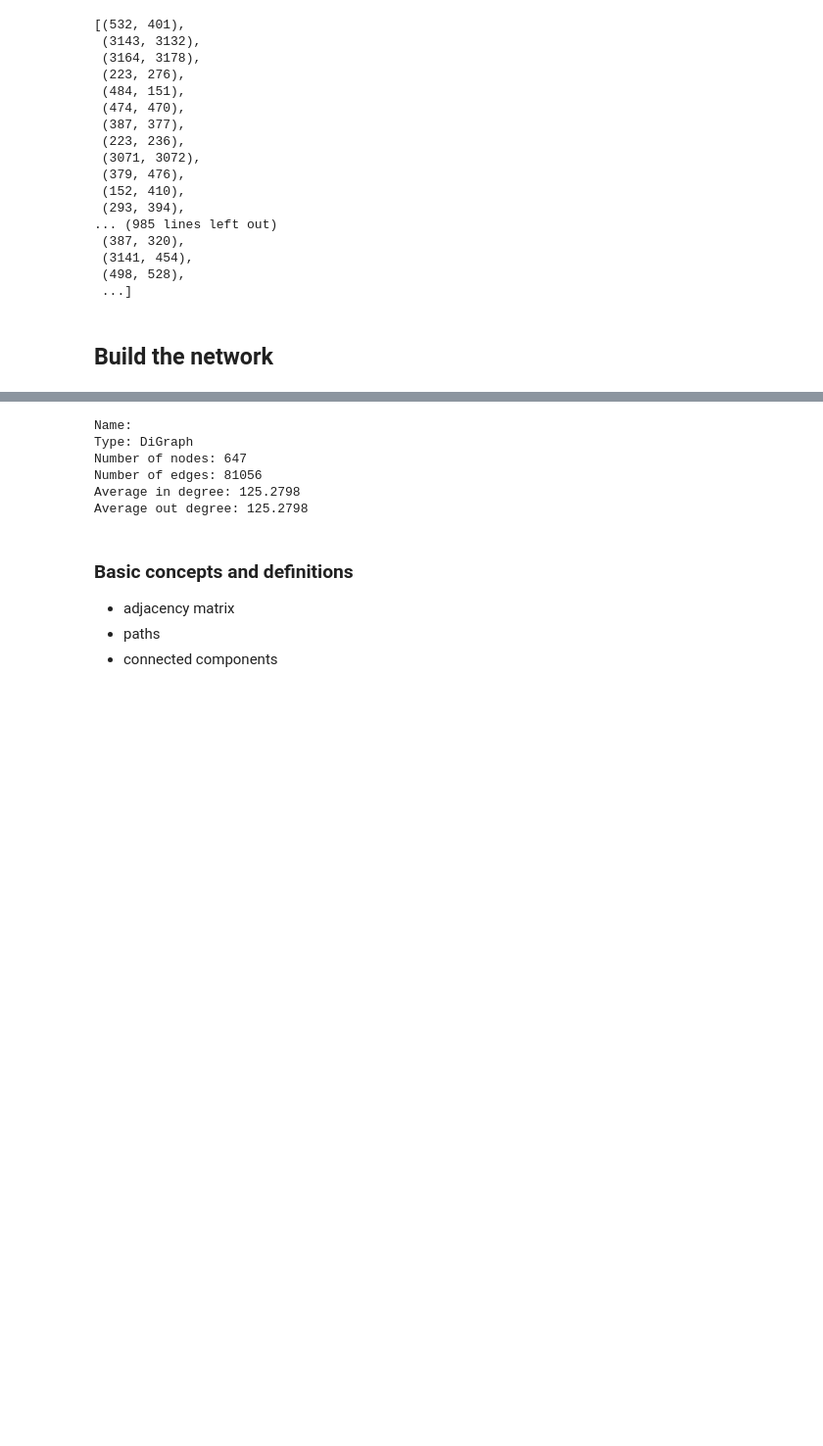
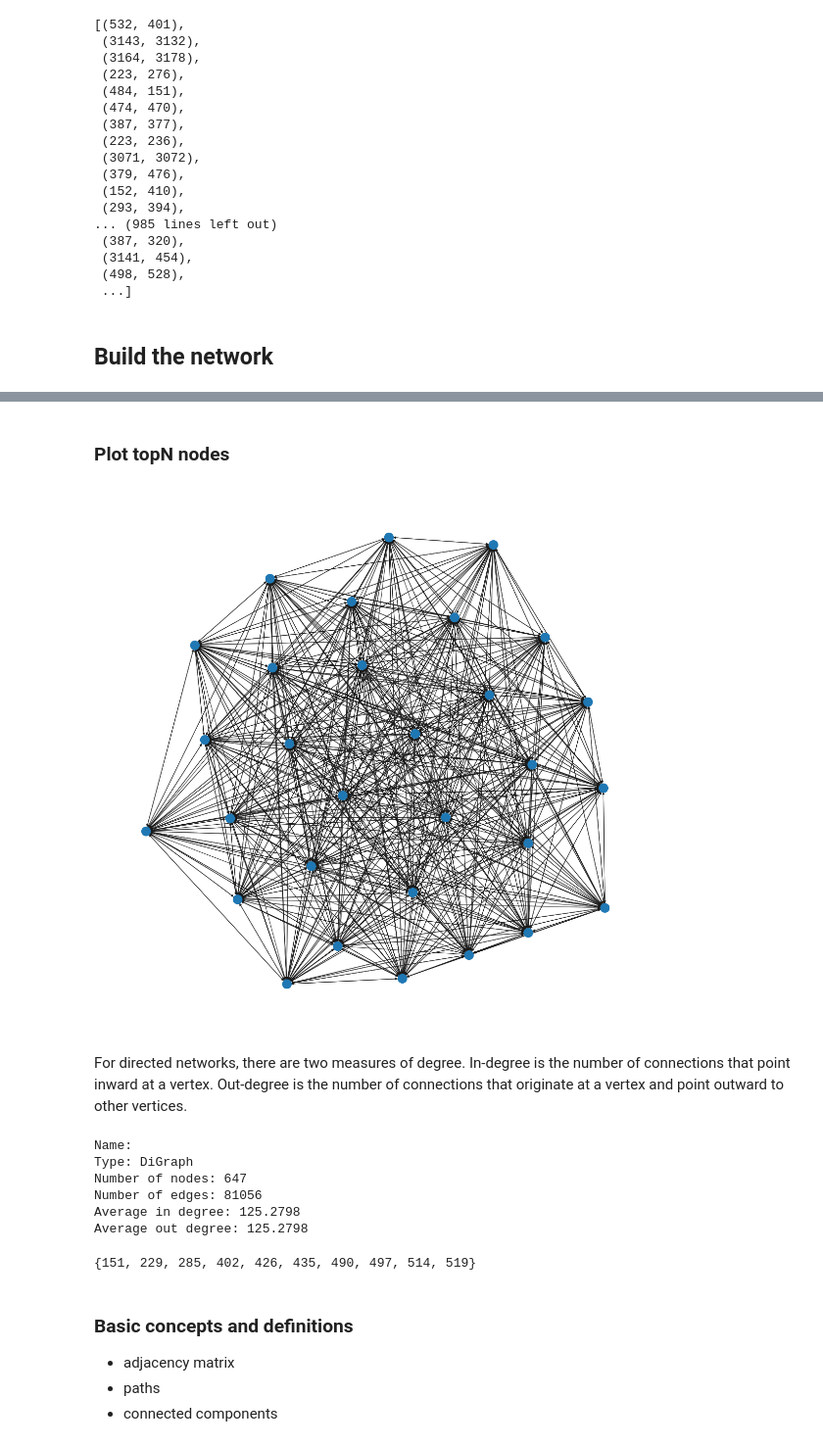
Before and after one commit to andygubser/bike_network_analysis, a Jupyter notebook: scripts/bike_network_analysis_nyc.ipynb, the cells around one changed output, grey strips where cells are left out. Shown at 98% size. Saved outputs shown, nothing was run; the diff lists cells and outputs as text; code cells hidden in the pictures; blank space fills up the shorter version.

```diff
--- a/scripts/bike_network_analysis_nyc.ipynb
+++ b/scripts/bike_network_analysis_nyc.ipynb
@@ -140,3 +145,34 @@ nx.draw(G, ax=ax, pos=pos)
+# %% [markdown]
+### Plot topN nodes
+# %%
+centrality_indegree = nx.in_degree_centrality(G)
+sorted_stations = sorted(centrality_indegree.items(),
+                         key=lambda x: x[1],
+                         reverse=True)
+
+N = 30
+top_stations = set([x[0] for x in sorted_stations[0:N]])
+
+nodes_topN = {key: value for (key,value)
+               in nodes.items()
+               if key in top_stations}
+
+edges_topN = [tuple for tuple
+               in edges
+               if (tuple[0] in top_stations) &
+               (tuple[1] in top_stations)]
+# %%
+H = nx.DiGraph()
+H.add_nodes_from(nodes_topN)
+H.add_edges_from(edges_topN)
+pos = nx.spring_layout(H, scale=0.5, k=0.5)
+fig, ax = plt.subplots(figsize=(20,20))
+nx.draw(H, ax=ax, pos=pos)
+plt.show()
+# %% [output]
+[figure, added]
+# %% [markdown]
+For directed networks, there are two measures of degree. In-degree is the number of connections that point inward at a vertex. Out-degree is the number of connections that originate at a vertex and point outward to other vertices.
 # %%
 # G.number_of_nodes()
 # G.number_of_edges()
@@ -162,3 +211,11 @@ print('density:', density)
+# %%
+sorted_stations = sorted(centrality_indegree.items(),
+                         key=lambda x: x[1],
+                         reverse=True)
+top10_stations = set([x[0] for x in sorted_stations[0:10]])
+top10_stations
+# %% [output]
+{151, 229, 285, 402, 426, 435, 490, 497, 514, 519}
 # %% [markdown]
 ### Basic concepts and definitions
 - adjacency matrix
```
Also changed, not shown: parts of 15 cells of this notebook.
